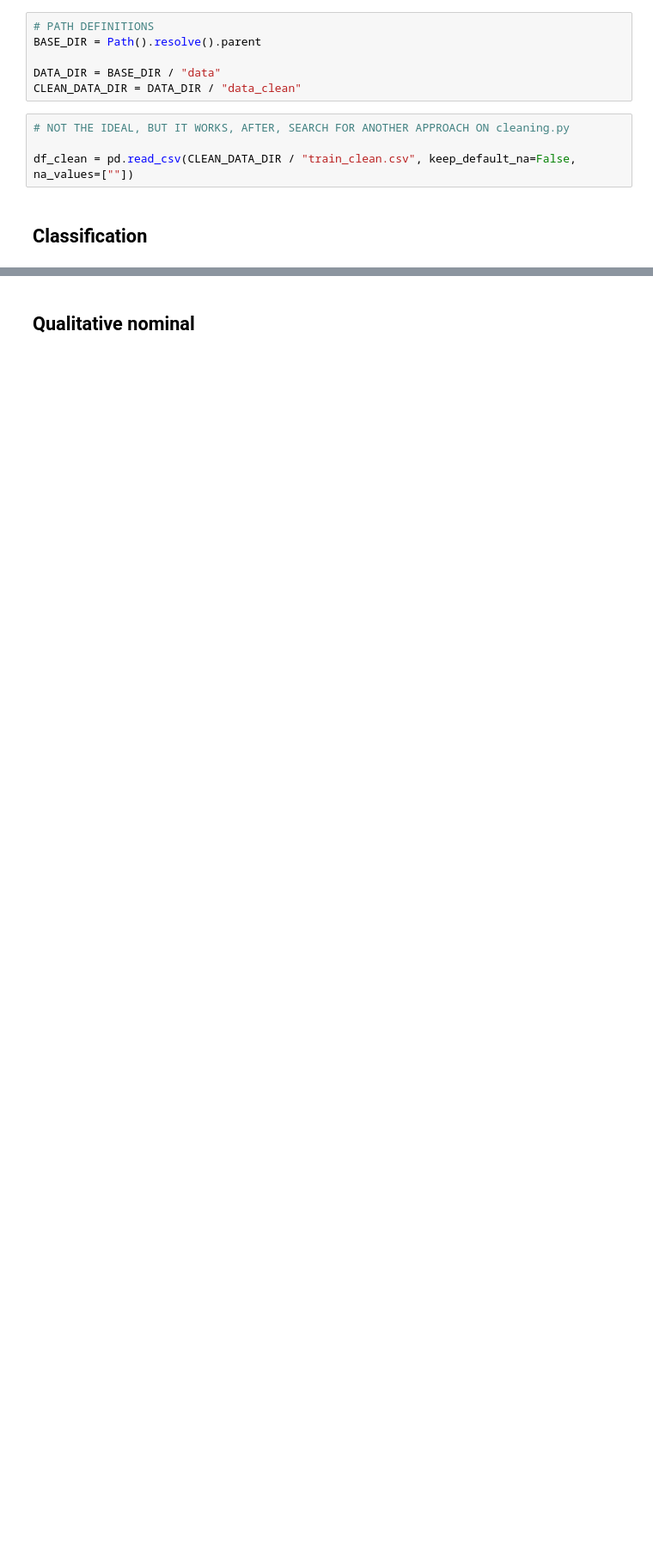
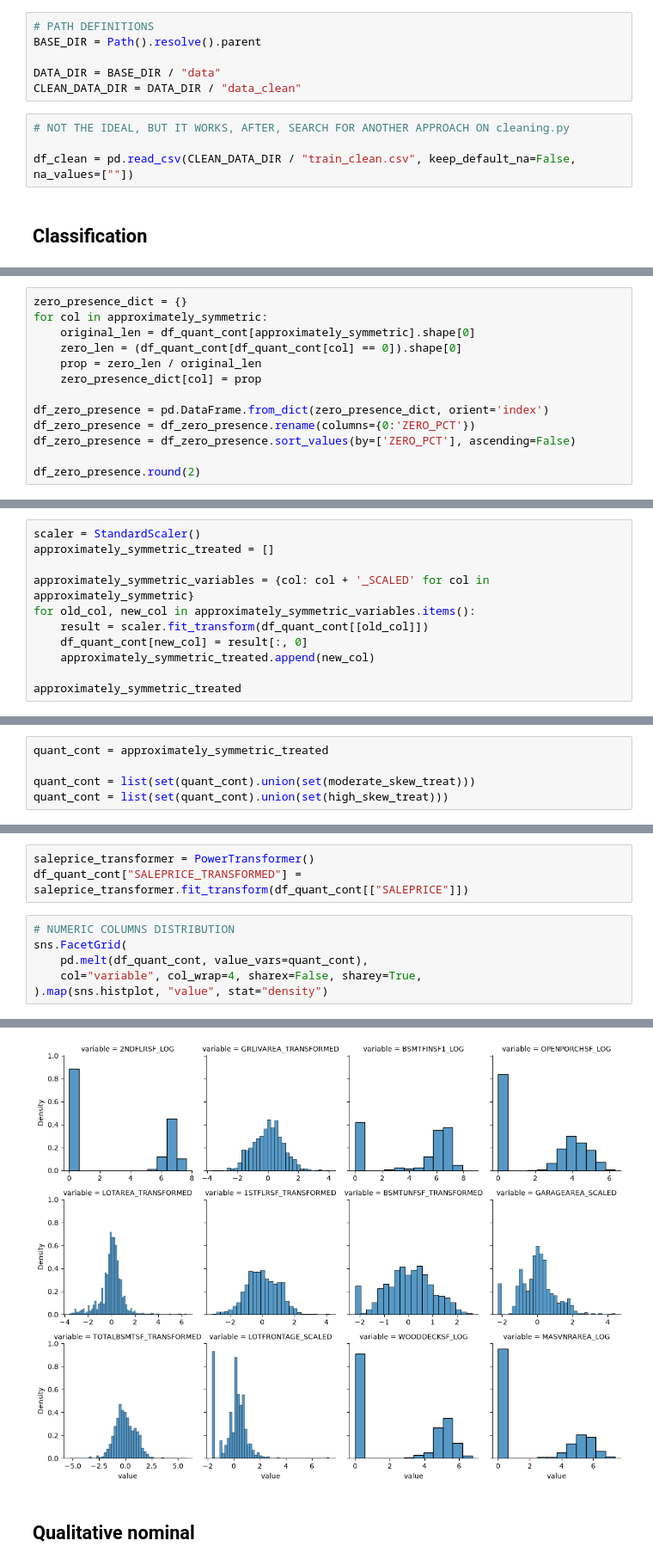
Before and after one commit to lucasamtaylor01/KaggleHousePrices, a Jupyter notebook: noteboks/03_feature_engineering.ipynb, the cells around one changed output, grey strips where cells are left out. Shown at 86% size. Cells and saved outputs as stored; diff of their text form; blank space fills up the shorter version.

Commit message:
feat: analyze skewness and apply transformations on quantitative continuous variables

```diff
--- a/noteboks/03_feature_engineering.ipynb
+++ b/noteboks/03_feature_engineering.ipynb
@@ -204,0 +429,13 @@ for col in quant_disc:
+# %%
+zero_presence_dict = {}
+for col in approximately_symmetric:
+    original_len = df_quant_cont[approximately_symmetric].shape[0]
+    zero_len = (df_quant_cont[df_quant_cont[col] == 0]).shape[0]
+    prop = zero_len / original_len
+    zero_presence_dict[col] = prop
+
+df_zero_presence = pd.DataFrame.from_dict(zero_presence_dict, orient='index')
+df_zero_presence = df_zero_presence.rename(columns={0:'ZERO_PCT'})
+df_zero_presence = df_zero_presence.sort_values(by=['ZERO_PCT'], ascending=False)
+
+df_zero_presence.round(2)
@@ -204,0 +446,11 @@ for col in quant_disc:
+# %%
+scaler = StandardScaler()
+approximately_symmetric_treated = []
+
+approximately_symmetric_variables = {col: col + '_SCALED' for col in approximately_symmetric}
+for old_col, new_col in approximately_symmetric_variables.items():
+    result = scaler.fit_transform(df_quant_cont[[old_col]])
+    df_quant_cont[new_col] = result[:, 0]
+    approximately_symmetric_treated.append(new_col)
+
+approximately_symmetric_treated
@@ -204,0 +459,5 @@ for col in quant_disc:
+# %%
+quant_cont = approximately_symmetric_treated
+
+quant_cont = list(set(quant_cont).union(set(moderate_skew_treat)))
+quant_cont = list(set(quant_cont).union(set(high_skew_treat)))
@@ -204,0 +466,10 @@ for col in quant_disc:
+# %%
+saleprice_transformer = PowerTransformer()
+df_quant_cont["SALEPRICE_TRANSFORMED"] = saleprice_transformer.fit_transform(df_quant_cont[["SALEPRICE"]])
+# %%
+# NUMERIC COLUMNS DISTRIBUTION
+sns.FacetGrid(
+    pd.melt(df_quant_cont, value_vars=quant_cont),
+    col="variable", col_wrap=4, sharex=False, sharey=True,
+).map(sns.histplot, "value", stat="density")
+# %% [output]
@@ -205,3 +477,4 @@ for col in quant_disc:
+[figure, added]
 # %% [markdown]
 ## Qualitative nominal
 # %%
```
Also changed, not shown: parts of 43 cells of this notebook, 1 other file.
